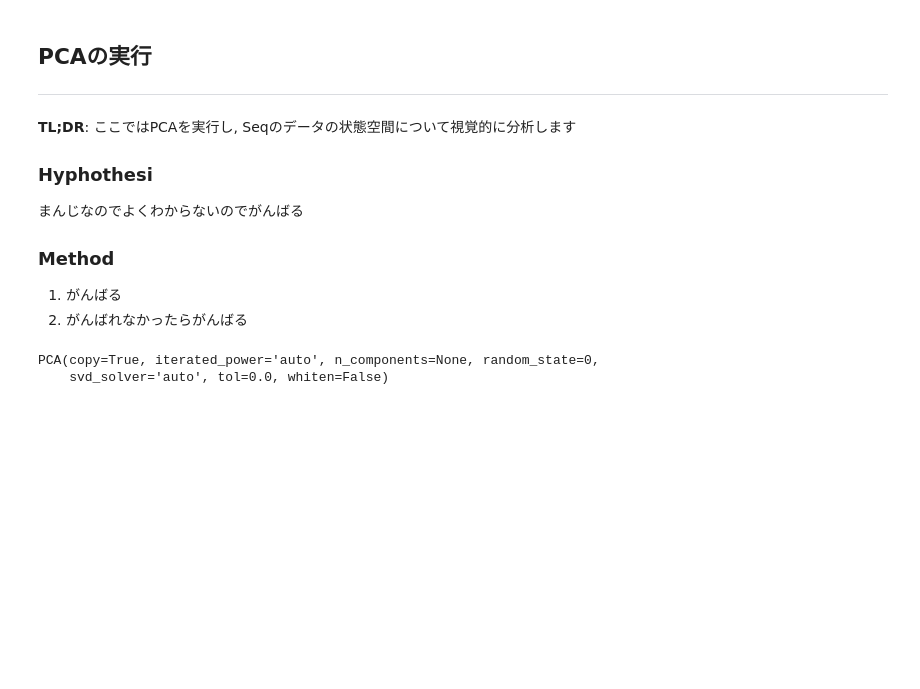
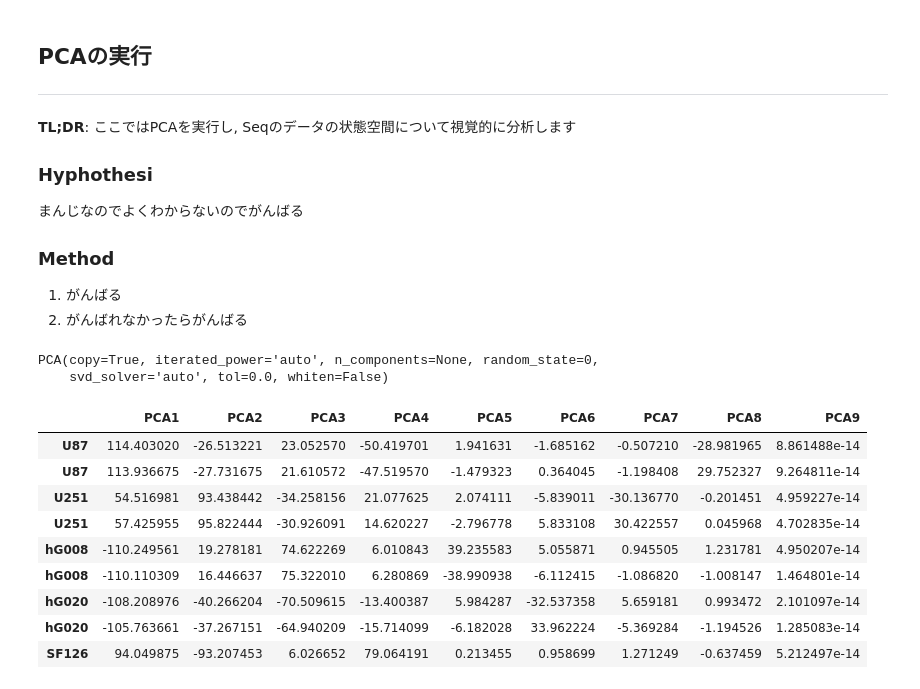
Before and after one commit to yo-aka-gene/rna-seq, a Jupyter notebook: RNAseq_pca.ipynb, the cells around one changed output. Saved outputs shown, nothing was run; the diff lists cells and outputs as text; code cells hidden in the pictures; blank space fills up the shorter version.

```diff
--- a/RNAseq_pca.ipynb
+++ b/RNAseq_pca.ipynb
@@ -74,3 +78,16 @@ model.fit(data)
 # %% [output]
 PCA(copy=True, iterated_power='auto', n_components=None, random_state=0,
     svd_solver='auto', tol=0.0, whiten=False)
+# %%
+pd.DataFrame(model.transform(data), index=data.index, columns=[f"PCA{i}"for i in range(1, 10)])
+# %% [output]
+|  | PCA1 | PCA2 | PCA3 | PCA4 | PCA5 | PCA6 | PCA7 | PCA8 | PCA9 |
+| U87 | 114.403020 | -26.513221 | 23.052570 | -50.419701 | 1.941631 | -1.685162 | -0.507210 | -28.981965 | 8.861488e-14 |
+| U87 | 113.936675 | -27.731675 | 21.610572 | -47.519570 | -1.479323 | 0.364045 | -1.198408 | 29.752327 | 9.264811e-14 |
+| U251 | 54.516981 | 93.438442 | -34.258156 | 21.077625 | 2.074111 | -5.839011 | -30.136770 | -0.201451 | 4.959227e-14 |
+| U251 | 57.425955 | 95.822444 | -30.926091 | 14.620227 | -2.796778 | 5.833108 | 30.422557 | 0.045968 | 4.702835e-14 |
+| hG008 | -110.249561 | 19.278181 | 74.622269 | 6.010843 | 39.235583 | 5.055871 | 0.945505 | 1.231781 | 4.950207e-14 |
+| hG008 | -110.110309 | 16.446637 | 75.322010 | 6.280869 | -38.990938 | -6.112415 | -1.086820 | -1.008147 | 1.464801e-14 |
+| hG020 | -108.208976 | -40.266204 | -70.509615 | -13.400387 | 5.984287 | -32.537358 | 5.659181 | 0.993472 | 2.101097e-14 |
+| hG020 | -105.763661 | -37.267151 | -64.940209 | -15.714099 | -6.182028 | 33.962224 | -5.369284 | -1.194526 | 1.285083e-14 |
+| SF126 | 94.049875 | -93.207453 | 6.026652 | 79.064191 | 0.213455 | 0.958699 | 1.271249 | -0.637459 | 5.212497e-14 |
```
Also changed, not shown: parts of 6 cells of this notebook, 1 other file.
